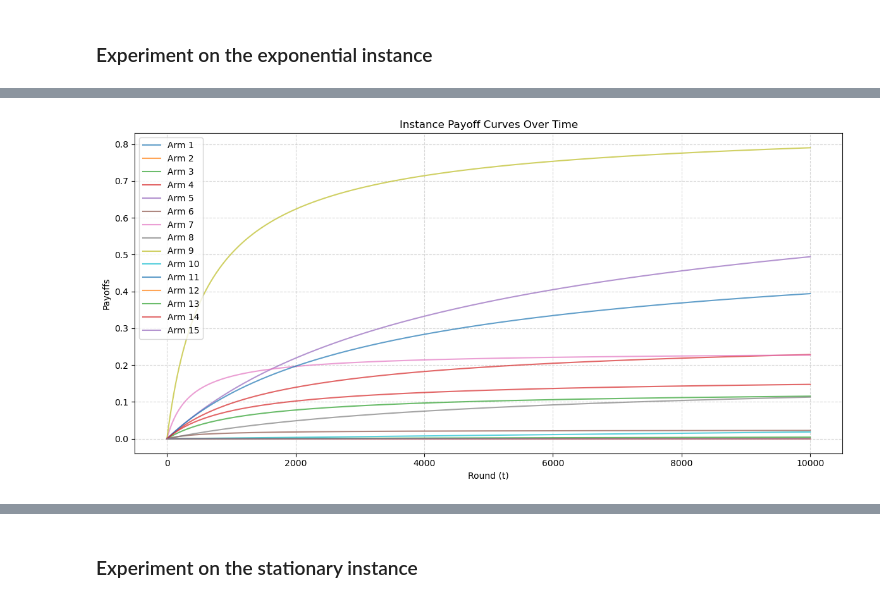
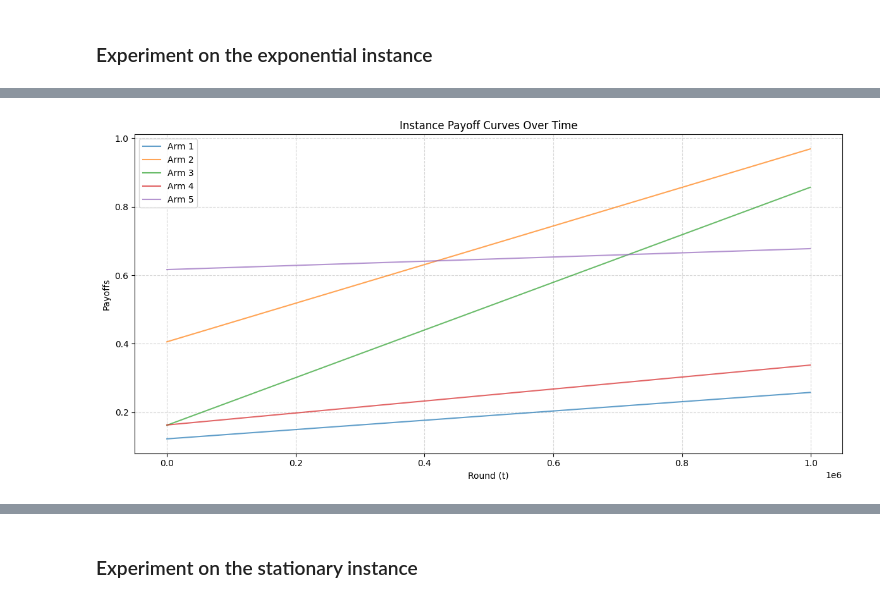
Before and after one commit to m1gwings/rcbealpha-experiments, a Jupyter notebook: bealpha-experiments.ipynb, the cells around one changed output, grey strips where cells are left out. Drawn from its saved outputs; the diff is of its cells as text; code cells hidden in the pictures.

```diff
--- a/bealpha-experiments.ipynb
+++ b/bealpha-experiments.ipynb
@@ -241,7 +244,7 @@ class UCB1Agent(Agent):
 
     def _update_ucbs(self):
         self.ucbs[self.counts == 0] = np.inf
-        self.ucbs[self.counts > 0] = self.cumulative_rewards[self.counts > 0] / self.counts[self.counts > 0] + self.sigma * np.sqrt(2 * np.log(self.t) / self.counts[self.counts > 0])
+        self.ucbs[self.counts > 0] = self.cumulative_rewards[self.counts > 0] / self.counts[self.counts > 0] + self.sigma * np.sqrt(4 * np.log(self.t) / self.counts[self.counts > 0])
 
     def reset(self):
         self.counts = np.zeros(self.K, dtype=int)
@@ -263,7 +266,7 @@ class Instance(ABC):
     def reset(self):
         pass
 # %%
-def plot_instance(instance, T, max_points=1000):
+def plot_instance(instance, T, max_points=100):
     instance.reset()
 
     payoffs = np.zeros((T, instance.K))
@@ -275,7 +278,7 @@ def plot_instance(instance, T, max_points=1000):
     for i in range(instance.K):
         plt.plot(x_plt+1, payoffs[x_plt, i], label=f'Arm {i+1}', alpha=0.7)
 
-    plt.xlabel("Round (t)")
+    plt.xlabel("Round ($t$)")
     plt.ylabel("Payoffs")
     plt.title("Instance Payoff Curves Over Time")
     plt.grid(True, linestyle='--', alpha=0.5)
@@ -534,9 +525,10 @@ plot_instance(instance, T)
 # %%
-results_exp_inst = compare_agents(T=T, agents=agents, instance=instance, sigma=SIGMA, n_runs=N_RUNS, seed=SEED)
-with open('results_exp_inst.pkl', 'wb') as f:
-    pickle.dump(results_exp_inst, f)
+if not os.path.exists(f'{EXP_INSTANCE_NAME}.pkl'):
+    results_exp_inst = compare_agents(T=EXP_CONF['T'], agents=agents, instance=instance, sigma=EXP_CONF['SIGMA'], n_runs=EXP_CONF['N_RUNS'], seed=EXP_CONF['SEED'])
+    with open(f'{EXP_INSTANCE_NAME}.pkl', 'wb') as f:
+        pickle.dump(results_exp_inst, f)
 # %%
-with open('results_exp_inst.pkl', 'rb') as f:
+with open(f'{EXP_INSTANCE_NAME}.pkl', 'rb') as f:
     results_exp_inst = pickle.load(f)
 plot_comparison(results_exp_inst)
 # %% [output]
@@ -546,19 +538,29 @@ plot_comparison(results_exp_inst)
 # %%
-K = 15
-T = 10000000
-SIGMA = 0.1
-N_RUNS = 10
-SEED = 42
+LINE_CONF = {
+    'K': 5,
+    'T': 100000,
+    'N_RUNS': 3,
+    'SIGMA': 0.1,
+    'SEED': 44,
+    'ALPHA': 8/3,
+    'EPSILON': 0.25,
+    'ALPHA2': 2.1
+}
 
-random_agent = RandomAgent(K=K, seed=SEED)
-bealpha_agent = BEAlphaAgent(K=K, alpha=8/3, sigma=SIGMA)
-rexpr3_agent = Rexp3Agent(K=K, delta=Rexp3Agent.tune_delta(T, K, K), gamma=Rexp3Agent.tune_gamma(T, K, K), seed=SEED)
-rlessucb_agent = RLessUCBAgent(K=K, epsilon=0.25, alpha=2.1, sigma=SIGMA)
-ucb1_agent = UCB1Agent(K=K, sigma=SIGMA)
+LINE_INSTANCE_NAME = f'line-instance-{hashlib.sha256(str(LINE_CONF).encode()).hexdigest()}'
+
+random_agent = RandomAgent(K=LINE_CONF['K'], seed=LINE_CONF['SEED'])
+bealpha_agent = BEAlphaAgent(K=LINE_CONF['K'], alpha=LINE_CONF['ALPHA'], sigma=LINE_CONF['SIGMA'])
+rexpr3_agent = Rexp3Agent(K=LINE_CONF['K'], delta=Rexp3Agent.tune_delta(LINE_CONF['T'], LINE_CONF['K'], LINE_CONF['K']),
+                          gamma=Rexp3Agent.tune_gamma(LINE_CONF['T'], LINE_CONF['K'], LINE_CONF['K']),
+                          seed=LINE_CONF['SEED'])
+rlessucb_agent = RLessUCBAgent(K=LINE_CONF['K'], epsilon=LINE_CONF['EPSILON'], alpha=LINE_CONF['ALPHA2'], sigma=LINE_CONF['SIGMA'])
+ucb1_agent = UCB1Agent(K=LINE_CONF['K'], sigma=LINE_CONF['SIGMA'])
+
 agents = [random_agent, bealpha_agent, rexpr3_agent, rlessucb_agent, ucb1_agent]
 
-instance = PolynomialInstance(K=K, T=T, seed=SEED)
-plot_instance(instance, T)
+instance = LineInstance(K=LINE_CONF['K'], T=LINE_CONF['T'], seed=LINE_CONF['SEED'])
+plot_instance(instance, LINE_CONF['T'])
 # %% [output]
-[figure, old version]
+[figure, new version]
 # %%
```
Also changed, not shown: parts of 26 cells of this notebook.
